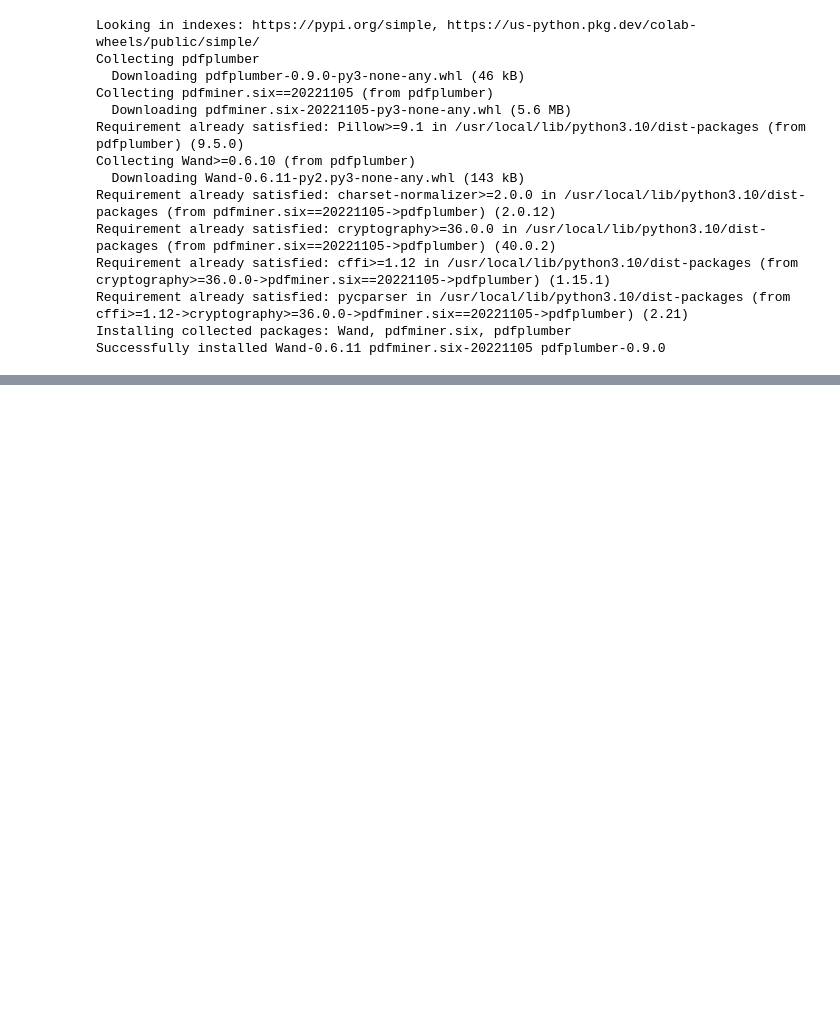
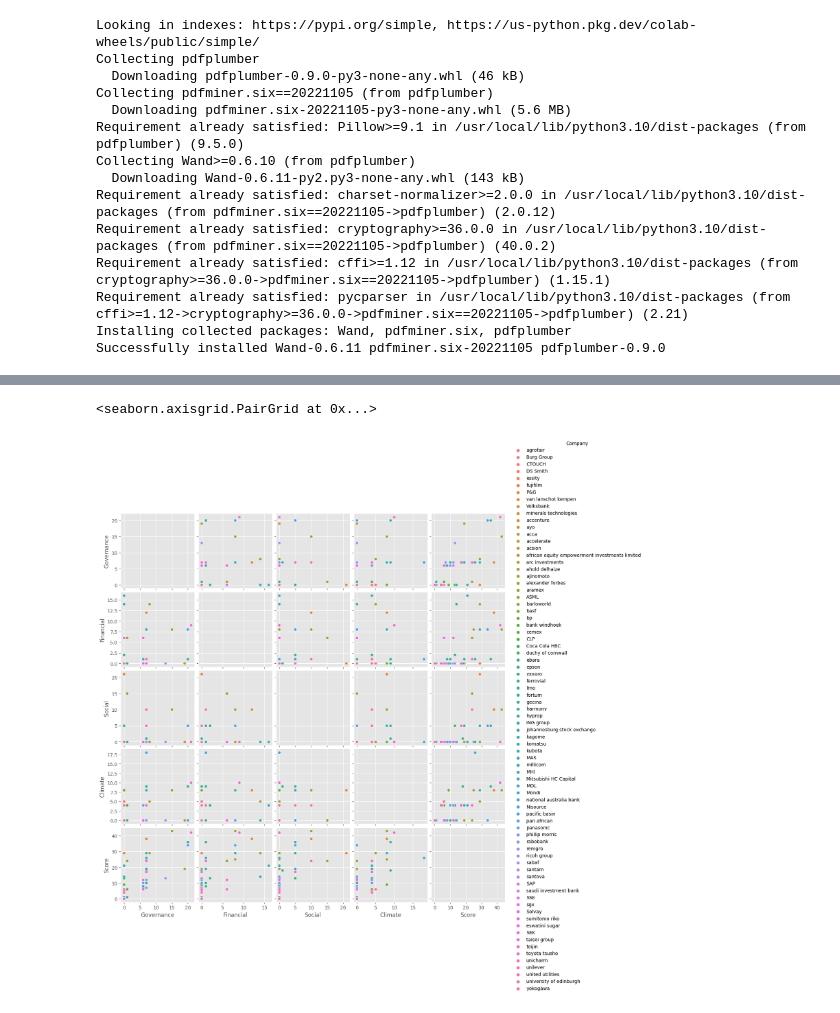
Before and after one commit to Marcotmr/Sustainability-Report-Score, a Jupyter notebook: Indicator_12_6_1_ML_NLP_project_.ipynb, the cells around one changed output, grey strips where cells are left out. Cells and saved outputs as stored; diff of their text form; code cells hidden in the pictures; blank space fills up the shorter version.

```diff
--- a/Indicator_12_6_1_ML_NLP_project_.ipynb
+++ b/Indicator_12_6_1_ML_NLP_project_.ipynb
@@ -211,0 +212,2 @@ print(results_df)
+# %%
+results_df.sort_values(by=['Score'],inplace=False,ascending=False)
@@ -211,0 +232,2 @@ print(results_df)
+# %%
+real_df = results_df[results_df['Score'] != 0]
@@ -211,0 +254,2 @@ print(results_df)
+# %%
+real_df.sort_values(by=['Score'],inplace=False,ascending=False)
@@ -211,0 +292,6 @@ print(results_df)
+# %%
+real_df['Governance'] = real_df['Governance'].astype('int64')
+real_df['Financial'] = real_df['Financial'].astype('int64')
+real_df['Social'] = real_df['Social'].astype('int64')
+real_df['Climate'] = real_df['Climate'].astype('int64')
+real_df['Score'] = real_df['Score'].astype('int64')
@@ -211,0 +340,5 @@ print(results_df)
+# %%
+sns.pairplot(data=real_df, hue='Company')
+# %% [output]
+<seaborn.axisgrid.PairGrid at 0x...>
+[figure, added]
```
Also changed, not shown: parts of 20 cells of this notebook.
